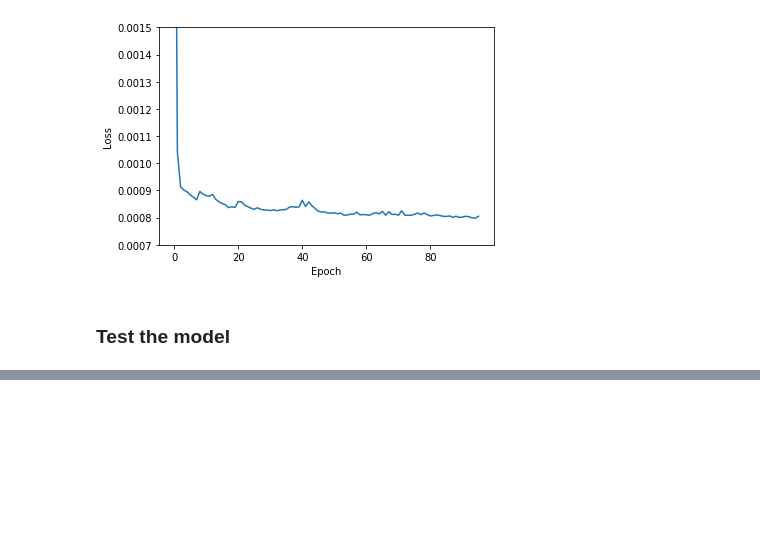
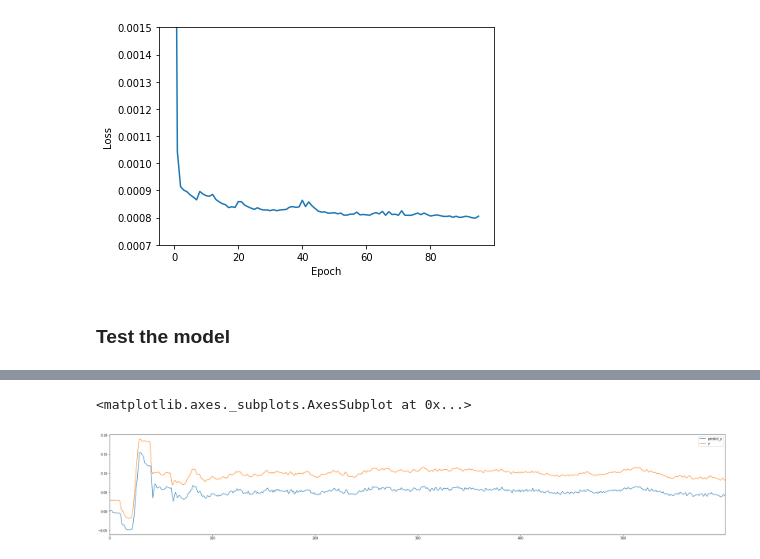
Before and after one commit to MiachelGu/chiller-plants, a Jupyter notebook: notebooks/LSTM.ipynb, the cells around one changed output, grey strips where cells are left out. Drawn from its saved outputs; the diff is of its cells as text; code cells hidden in the pictures; blank space fills up the shorter version.

```diff
--- a/notebooks/LSTM.ipynb
+++ b/notebooks/LSTM.ipynb
@@ -211,0 +217,7 @@ df_plot.plot(figsize=(36,6))
+# %%
+predict_y = predict_y.reshape((predict_y.shape[0],))
+df_plot = pd.DataFrame({"y": y, "predict_y": predict_y})
+df_plot.plot(figsize=(36,6))
+# %% [output]
+<matplotlib.axes._subplots.AxesSubplot at 0x...>
+[figure, added]
```
Also changed, not shown: parts of 3 cells of this notebook.
